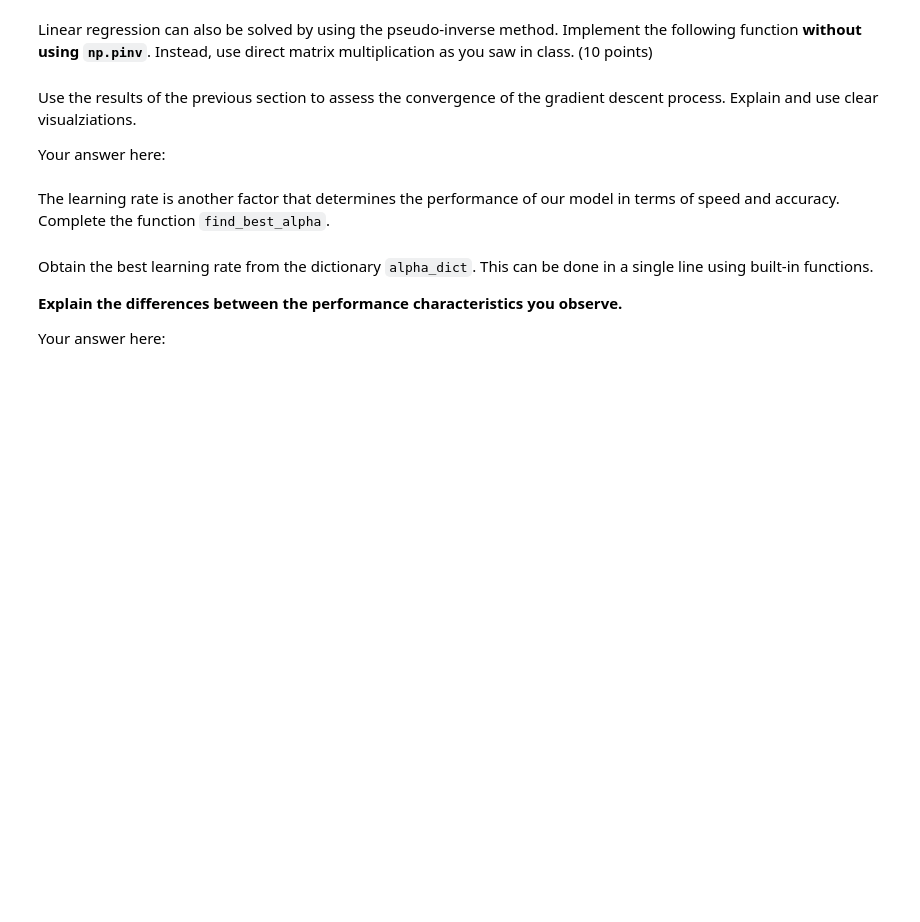
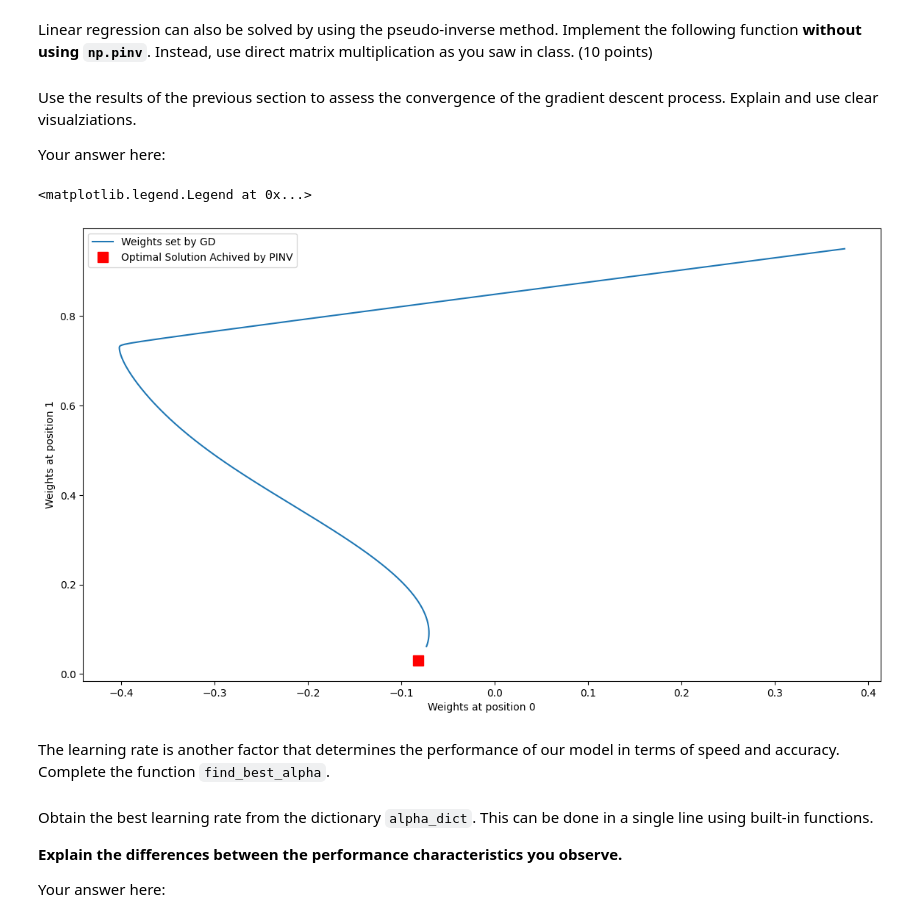
Before and after one commit to itanini/ML_ex2, a Jupyter notebook: hw2.ipynb, the cells around one changed output. Saved outputs shown, nothing was run; the diff lists cells and outputs as text; code cells hidden in the pictures; blank space fills up the shorter version.

```diff
--- a/hw2.ipynb
+++ b/hw2.ipynb
@@ -247,7 +258,7 @@ def pinv(X, y):
     ###########################################################################
     # TODO: Implement the pseudoinverse algorithm.                            #
     ###########################################################################
-
+    pinv_theta = np.matmul(np.matmul(np.linalg.inv(np.matmul(X.T,X)),X.T),y)
     ###########################################################################
     #                             END OF YOUR CODE                            #
     ###########################################################################
@@ -266,3 +273,14 @@ Your answer here:
+# %%
+# Your code starts here
+plt.plot(T_history[:,0],T_history[:,1],label = "Weights set by GD" )
+plt.plot(theta_pinv[0], theta_pinv[1], 'rs', markersize = 10, label = "Optimal Solution Achived by PINV")
+plt.xlabel('Weights at position 0')
+plt.ylabel('Weights at position 1')
+plt.legend()
+# Your code ends here
+# %% [output]
+<matplotlib.legend.Legend at 0x...>
+[figure, added]
 # %% [markdown]
 The learning rate is another factor that determines the performance of our model in terms of speed and accuracy. Complete the function `find_best_alpha`.
 # %%
```
Also changed, not shown: parts of 9 cells of this notebook.
